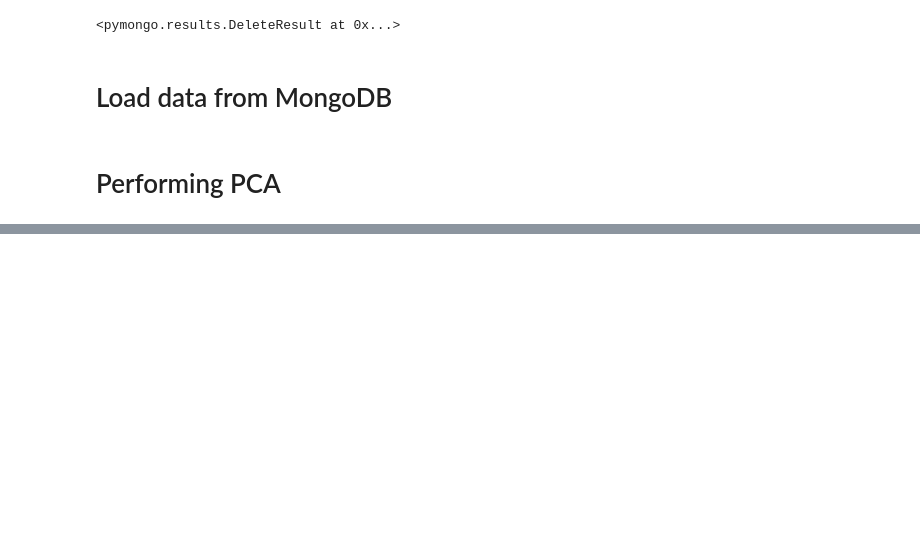
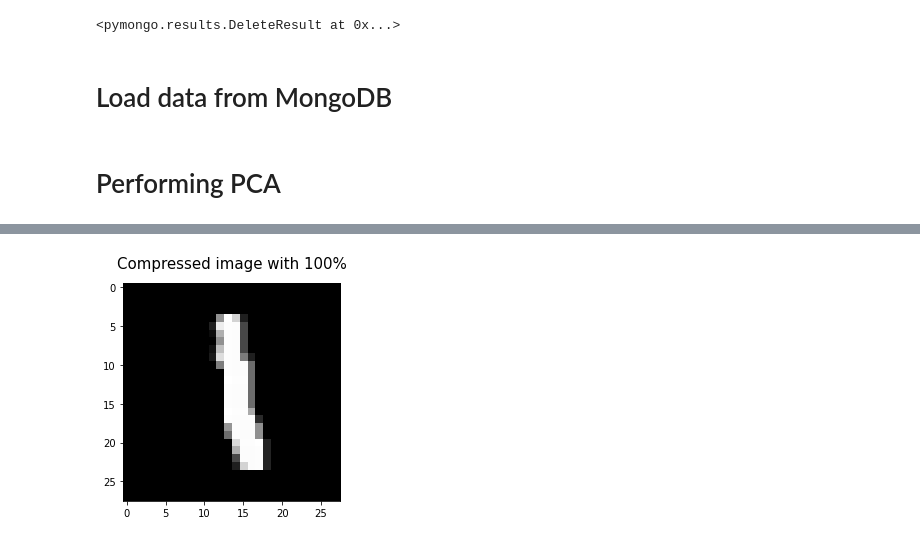
Before and after one commit to AmiraBelkis/Mnist-PCA, a Jupyter notebook: Script.ipynb, the cells around one changed output, grey strips where cells are left out. Drawn from its saved outputs; the diff is of its cells as text; code cells hidden in the pictures; blank space fills up the shorter version.

```diff
--- a/Script.ipynb
+++ b/Script.ipynb
@@ -163,0 +168,12 @@ plt.savefig("image_pca_146.png")
+# %%
+# Preserve 100%
+pca_100 = PCA(n_components=nbr_PC(100))
+mnist_pca_100_reduced = pca_100.fit_transform(data)
+mnist_pca_100_recovered = pca_100.inverse_transform(mnist_pca_100_reduced)
+
+image_pca_100 = mnist_pca_100_recovered[1,:].reshape([28,28])
+plt.imshow(image_pca_100, cmap='gray')
+plt.title('Compressed image with 100%', fontsize=15, pad=15)
+plt.savefig("image_pca_100.png")
+# %% [output]
+[figure, added]
```
Also changed, not shown: parts of 7 cells of this notebook.
